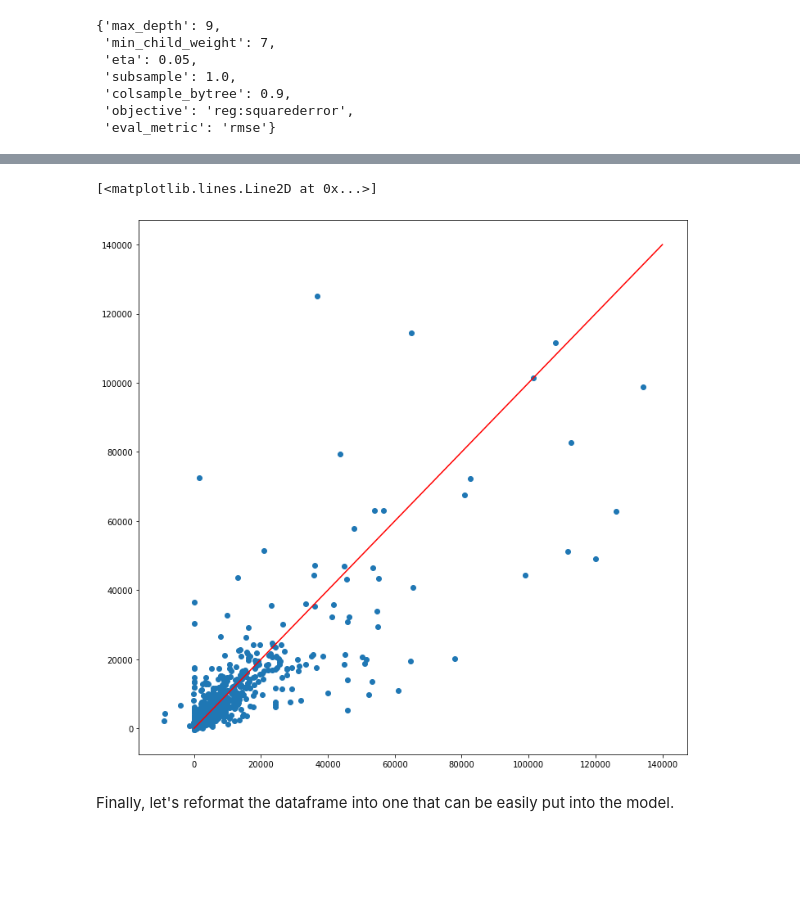
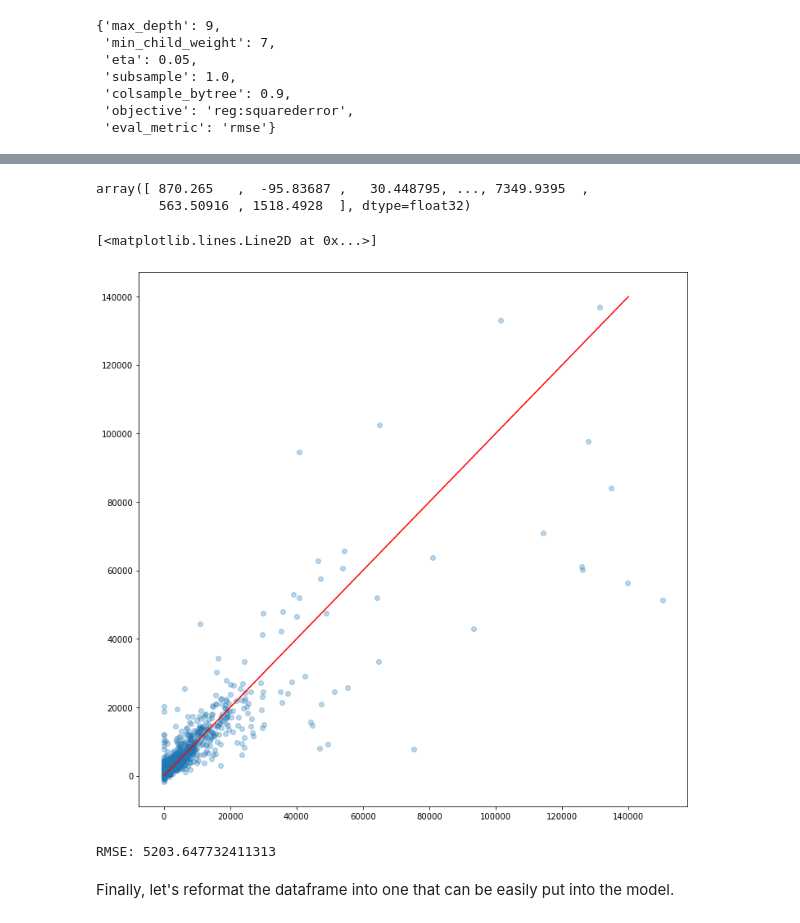
Before and after one commit to GaniPerez/COVID_Case_Prediction, a Jupyter notebook: COVID19_RNN_byState.ipynb, the cells around one changed output, grey strips where cells are left out. Saved outputs shown, nothing was run; the diff lists cells and outputs as text; code cells hidden in the pictures; blank space fills up the shorter version.

```diff
--- a/COVID19_RNN_byState.ipynb
+++ b/COVID19_RNN_byState.ipynb
@@ -970,3 +987,22 @@ params
  'colsample_bytree': 0.9,
  'objective': 'reg:squarederror',
  'eval_metric': 'rmse'}
+# %%
+params = {'max_depth': 9,
+          'min_child_weight': 7,
+          'eta': 0.05,
+          'subsample': 1.0,
+          'colsample_bytree': 0.9,
+          'objective': 'reg:squarederror',
+          'eval_metric': 'rmse'}
+# %%
+xgb_tuned = xgb.XGBRegressor(n_estimators = 999, max_depth=params['max_depth'],
+                             min_child_weight=params['min_child_weight'],
+                             eta = params['eta'],
+                             subsample = params['subsample'],
+                             colsample_bytree = params['colsample_bytree'],
+                             objective = params['objective'],
+                             eval_metric = params['eval_metric'],
+                             early_stopping_rounds=10, random_state=42)
+
+xgb_tuned.fit(X_train, y_train)
@@ -973,14 +1025,25 @@ params
+# %%
+y_val_pred = xgb_tuned.predict(X_val)
+y_val_pred
+# %% [output]
+array([ 870.265   ,  -95.83687 ,   30.448795, ..., 7349.9395  ,
+        563.50916 , 1518.4928  ], dtype=float32)
 # %%
 fig, ax = plt.subplots(figsize=(12,12))
 
 x = np.linspace(0,140000, 2)
 y = x
 
-ax.scatter(y_val, y_pred_val, alpha = 0.3)
+ax.scatter(y_val, y_val_pred, alpha = 0.3)
 ax.plot(x, y, '-r')
 # %% [output]
 [<matplotlib.lines.Line2D at 0x...>]
-[figure, old version]
+[figure, new version]
+# %%
+rmse = mean_squared_error(y_true = y_val, y_pred = y_val_pred, squared=False)
+print(f"RMSE: {rmse}")
+# %% [output]
+RMSE: 5203.647732411313
 # %% [markdown]
 Finally, let's reformat the dataframe into one that can be easily put into the model.
 # %%
```
Also changed, not shown: parts of 4 cells of this notebook.
